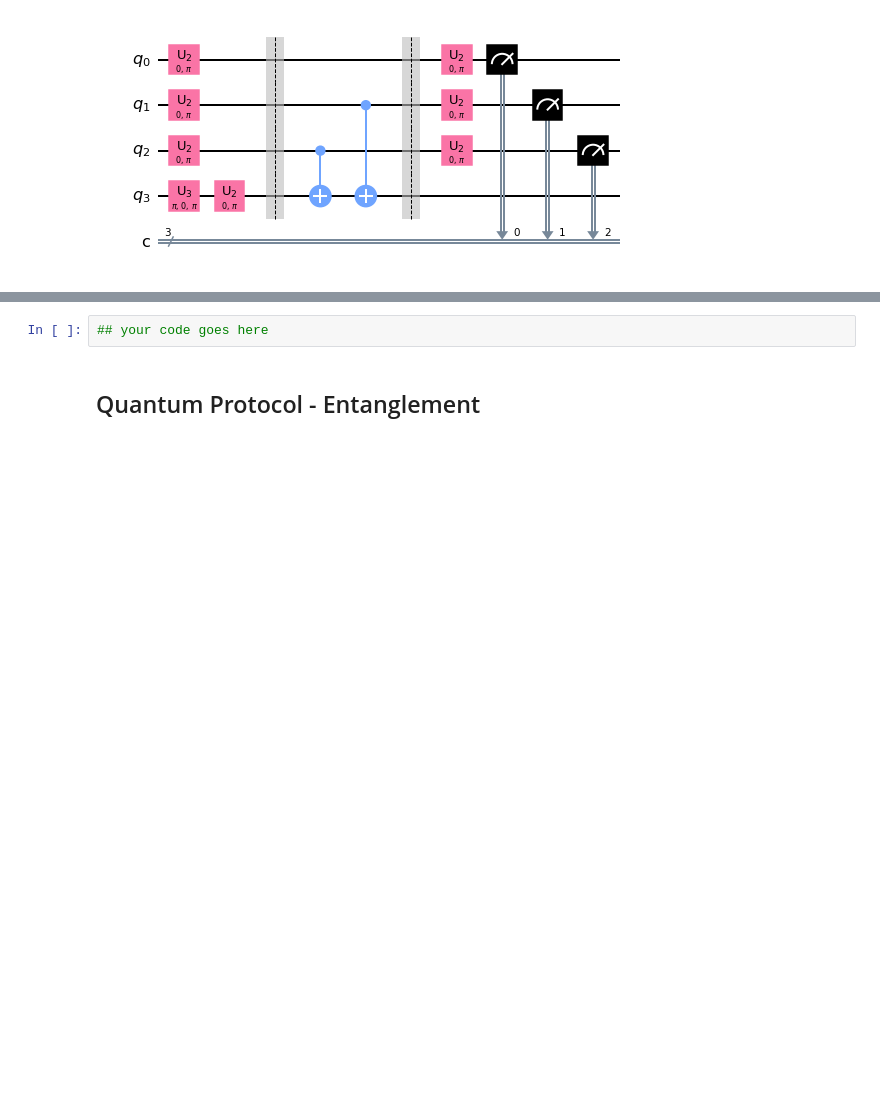
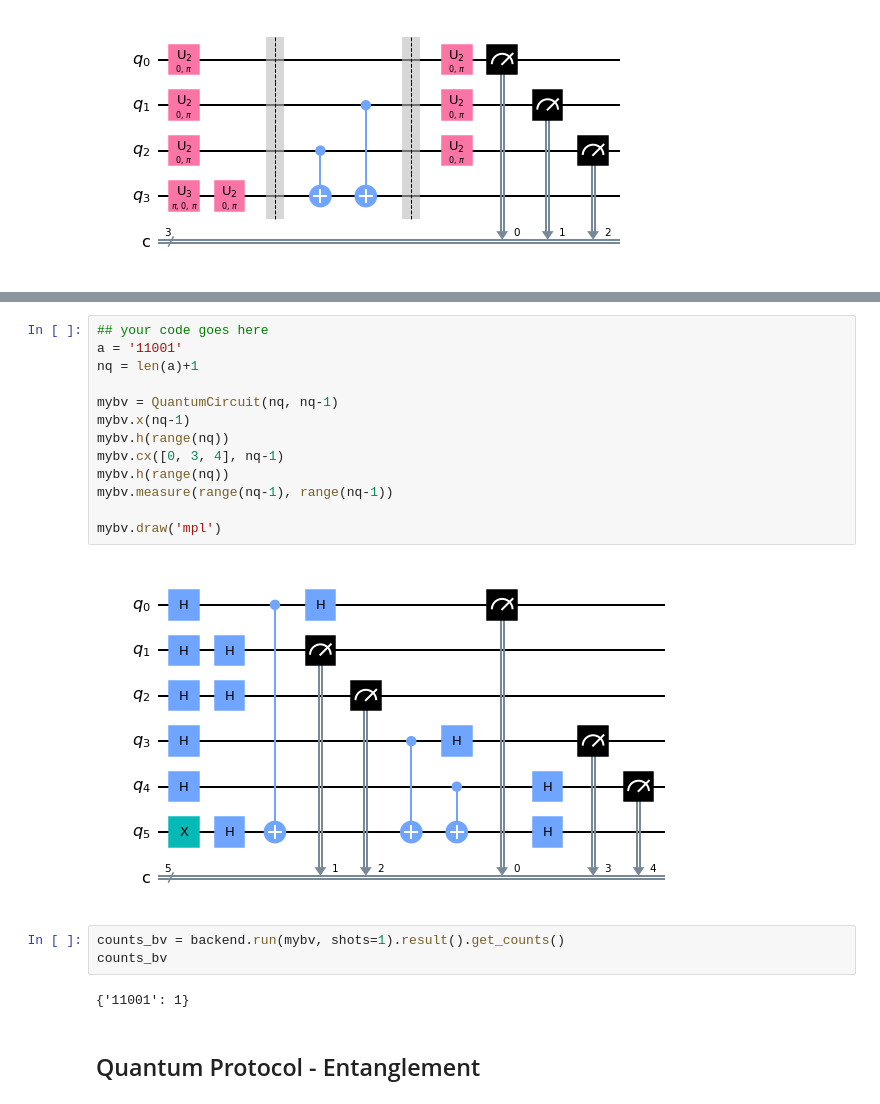
Before and after one commit to IBM-Quantum-Technical-Enablement/yonsei-2022, a Jupyter notebook: Day-1/Basic-circuit-construction.ipynb, the cells around one changed output, grey strips where cells are left out. Saved outputs shown, nothing was run; the diff lists cells and outputs as text; blank space fills up the shorter version.

```diff
--- a/Day-1/Basic-circuit-construction.ipynb
+++ b/Day-1/Basic-circuit-construction.ipynb
@@ -484,5 +516,23 @@ BV(oracle).decompose().draw('mpl')
 # %%
 ## your code goes here
+a = '11001'
+nq = len(a)+1
+
+mybv = QuantumCircuit(nq, nq-1)
+mybv.x(nq-1)
+mybv.h(range(nq))
+mybv.cx([0, 3, 4], nq-1)
+mybv.h(range(nq))
+mybv.measure(range(nq-1), range(nq-1))
+
+mybv.draw('mpl')
+# %% [output]
+[figure, added]
+# %%
+counts_bv = backend.run(mybv, shots=1).result().get_counts()
+counts_bv
+# %% [output]
+{'11001': 1}
 # %% [markdown]
 ## Quantum Protocol - Entanglement
 # %%
```
Also changed, not shown: parts of 26 cells of this notebook, 3 other files.
